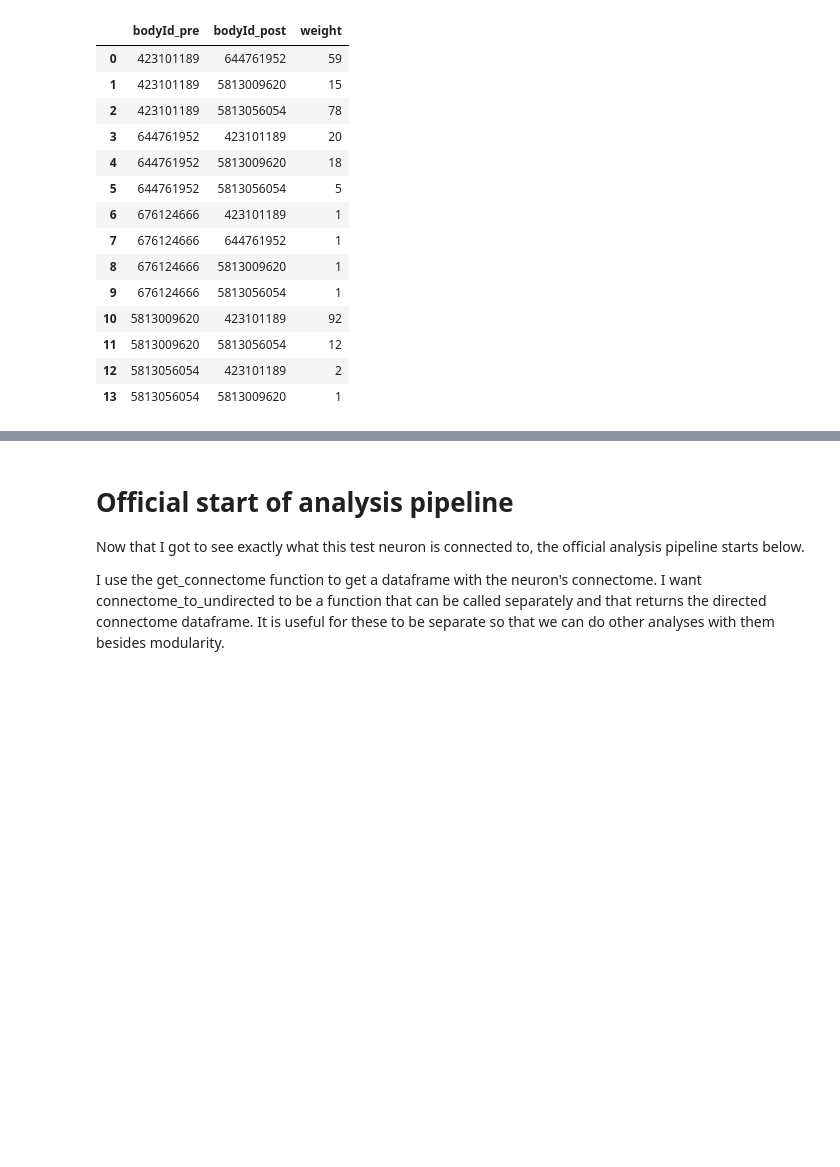
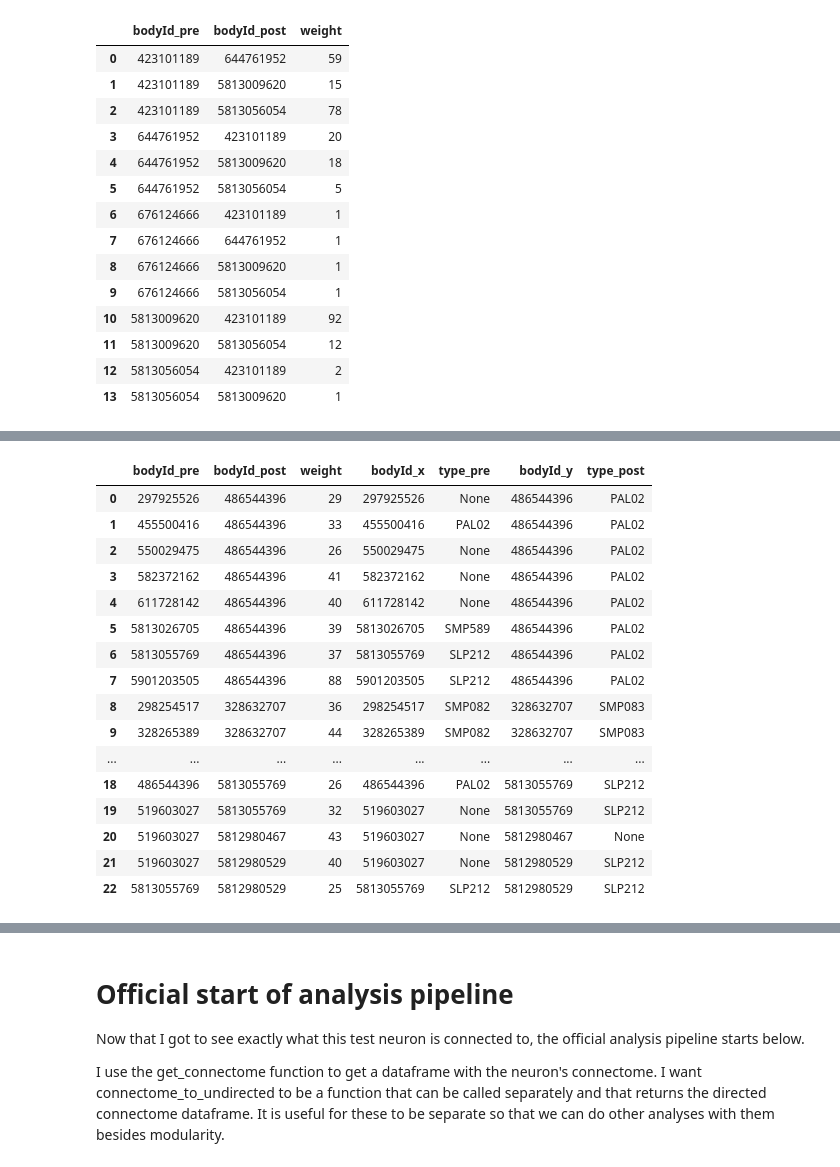
Before and after one commit to Gutierrez-lab/oviIN-analyses-gabrielle, a Jupyter notebook: test_analysis_pipeline.ipynb, the cells around one changed output, grey strips where cells are left out. Cells and saved outputs as stored; diff of their text form; code cells hidden in the pictures; blank space fills up the shorter version.

```diff
--- a/test_analysis_pipeline.ipynb
+++ b/test_analysis_pipeline.ipynb
@@ -238,0 +220,5 @@ test_outputs
+# %%
+from neuprint import fetch_adjacencies
+
+test_pre, _ = fetch_adjacencies(None, test_neuron_Id)
+test_pre
@@ -238,0 +239,3 @@ test_outputs
+# %%
+test_pre = test_pre[~test_pre.bodyId.isin([test_neuron_Id])]
+test_pre
@@ -238,0 +260,7 @@ test_outputs
+# %%
+from neuprint import fetch_adjacencies
+
+# get connections among neurons using the bodyIds from pre
+partners_, t_connectome = fetch_adjacencies(test_pre['bodyId'], test_pre['bodyId'])
+t_connectome = t_connectome.groupby(['bodyId_pre', 'bodyId_post'], as_index=False)['weight'].sum()
+t_connectome
@@ -238,0 +303,24 @@ test_outputs
+# %%
+t_connectome = t_connectome.merge(partners_[['bodyId','type']], left_on='bodyId_pre', right_on='bodyId').rename(columns={'type':'type_pre'})
+
+# merge type_post information from partners_ into connectome and rename type column to type_post
+t_connectome = t_connectome.merge(partners_[['bodyId','type']], left_on='bodyId_post', right_on='bodyId').rename(columns={'type':'type_post'})
+t_connectome
+# %% [output]
+|  | bodyId_pre | bodyId_post | weight | bodyId_x | type_pre | bodyId_y | type_post |
+| 0 | 297925526 | 486544396 | 29 | 297925526 | None | 486544396 | PAL02 |
+| 1 | 455500416 | 486544396 | 33 | 455500416 | PAL02 | 486544396 | PAL02 |
+| 2 | 550029475 | 486544396 | 26 | 550029475 | None | 486544396 | PAL02 |
+| 3 | 582372162 | 486544396 | 41 | 582372162 | None | 486544396 | PAL02 |
+| 4 | 611728142 | 486544396 | 40 | 611728142 | None | 486544396 | PAL02 |
+| 5 | 5813026705 | 486544396 | 39 | 5813026705 | SMP589 | 486544396 | PAL02 |
+| 6 | 5813055769 | 486544396 | 37 | 5813055769 | SLP212 | 486544396 | PAL02 |
+| 7 | 5901203505 | 486544396 | 88 | 5901203505 | SLP212 | 486544396 | PAL02 |
+| 8 | 298254517 | 328632707 | 36 | 298254517 | SMP082 | 328632707 | SMP083 |
+| 9 | 328265389 | 328632707 | 44 | 328265389 | SMP082 | 328632707 | SMP083 |
+| ... | ... | ... | ... | ... | ... | ... | ... |
+| 18 | 486544396 | 5813055769 | 26 | 486544396 | PAL02 | 5813055769 | SLP212 |
+| 19 | 519603027 | 5813055769 | 32 | 519603027 | None | 5813055769 | SLP212 |
+| 20 | 519603027 | 5812980467 | 43 | 519603027 | None | 5812980467 | None |
+| 21 | 519603027 | 5812980529 | 40 | 519603027 | None | 5812980529 | SLP212 |
+| 22 | 5813055769 | 5812980529 | 25 | 5813055769 | SLP212 | 5812980529 | SLP212 |
```
Also changed, not shown: parts of 21 cells of this notebook, 1 other file.
